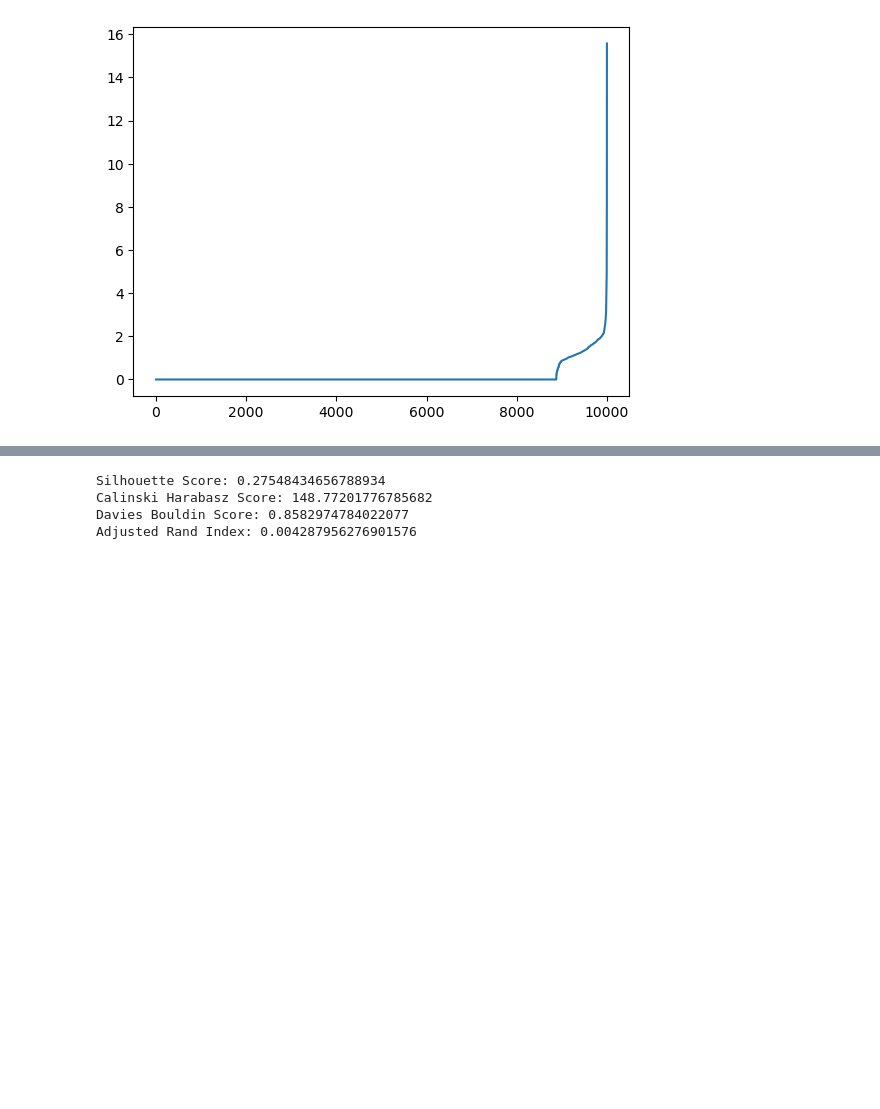
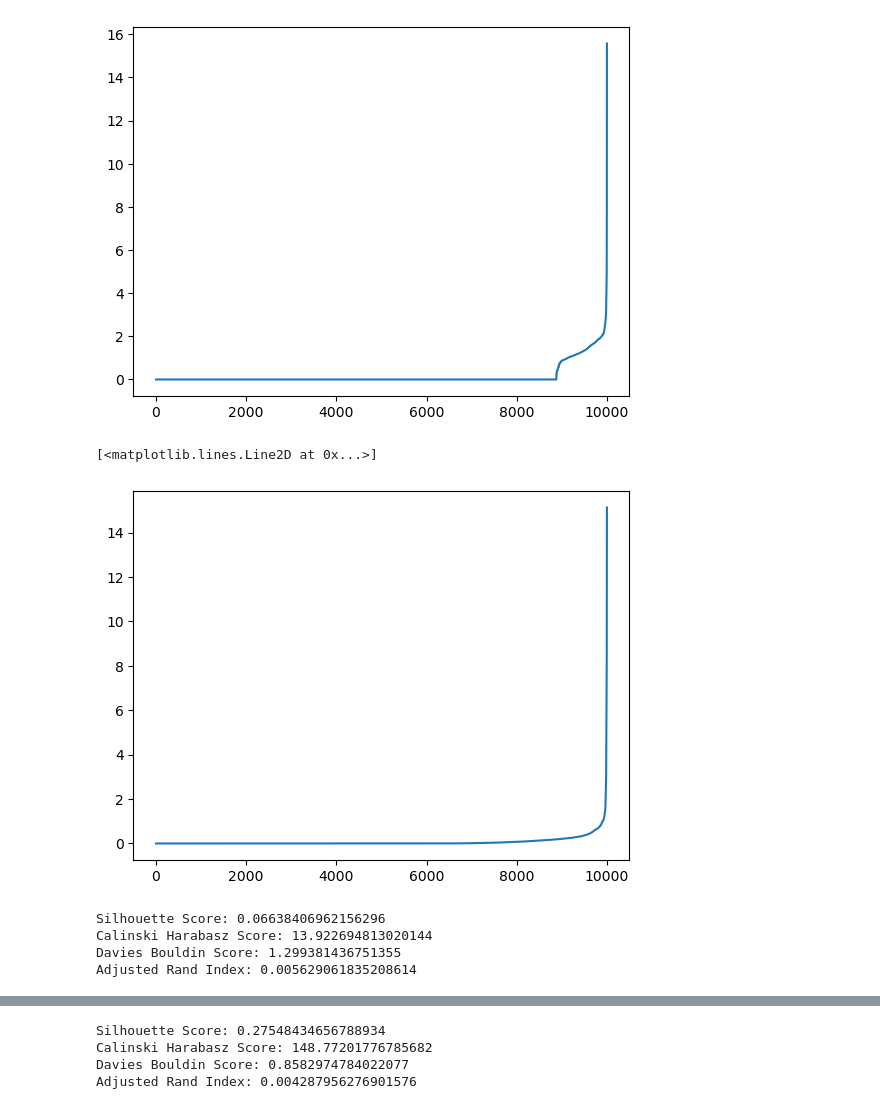
Before and after one commit to supperr-coder/CZ4032-Project2, a Jupyter notebook: Code/Clustering copy 2.ipynb, the cells around one changed output, grey strips where cells are left out. Drawn from its saved outputs; the diff is of its cells as text; code cells hidden in the pictures; blank space fills up the shorter version.

```diff
--- a/Code/Clustering copy 2.ipynb
+++ b/Code/Clustering copy 2.ipynb
@@ -1174,3 +1438,34 @@ plt.plot(distances)
 # %% [output]
 [<matplotlib.lines.Line2D at 0x...>]
 [figure]
+# %%
+X_embedded = TSNE(n_components=2, init='pca', perplexity=25).fit_transform(X)
+X_embedded = pd.DataFrame(X_embedded)
+
+from sklearn.neighbors import NearestNeighbors
+neigh = NearestNeighbors(n_neighbors=2)
+nbrs = neigh.fit(X_embedded)
+distances, indices = nbrs.kneighbors(X_embedded)
+distances = np.sort(distances, axis=0)
+distances = distances[:,1]
+plt.plot(distances)
+# %% [output]
+[<matplotlib.lines.Line2D at 0x...>]
+[figure, added]
+# %%
+# Cluster data using dbscan
+from sklearn.cluster import DBSCAN
+
+dbscan = DBSCAN(eps=0.09, min_samples=4).fit(X_embedded)
+dbscan_results = dbscan.labels_
+
+# Scores
+print(f"Silhouette Score: {silhouette_score(X_embedded, dbscan_results, metric='euclidean')}")
+print(f"Calinski Harabasz Score: {calinski_harabasz_score(X_embedded, dbscan_results)}")
+print(f"Davies Bouldin Score: {davies_bouldin_score(X_embedded, dbscan_results)}")
+print(f"Adjusted Rand Index: {adjusted_rand_score(new_df_partition['order_hour_of_day_grouping'] , dbscan_results)}")
+# %% [output]
+Silhouette Score: 0.06638406962156296
+Calinski Harabasz Score: 13.922694813020144
+Davies Bouldin Score: 1.299381436751355
+Adjusted Rand Index: 0.005629061835208614
```
Also changed, not shown: parts of 24 cells of this notebook.
